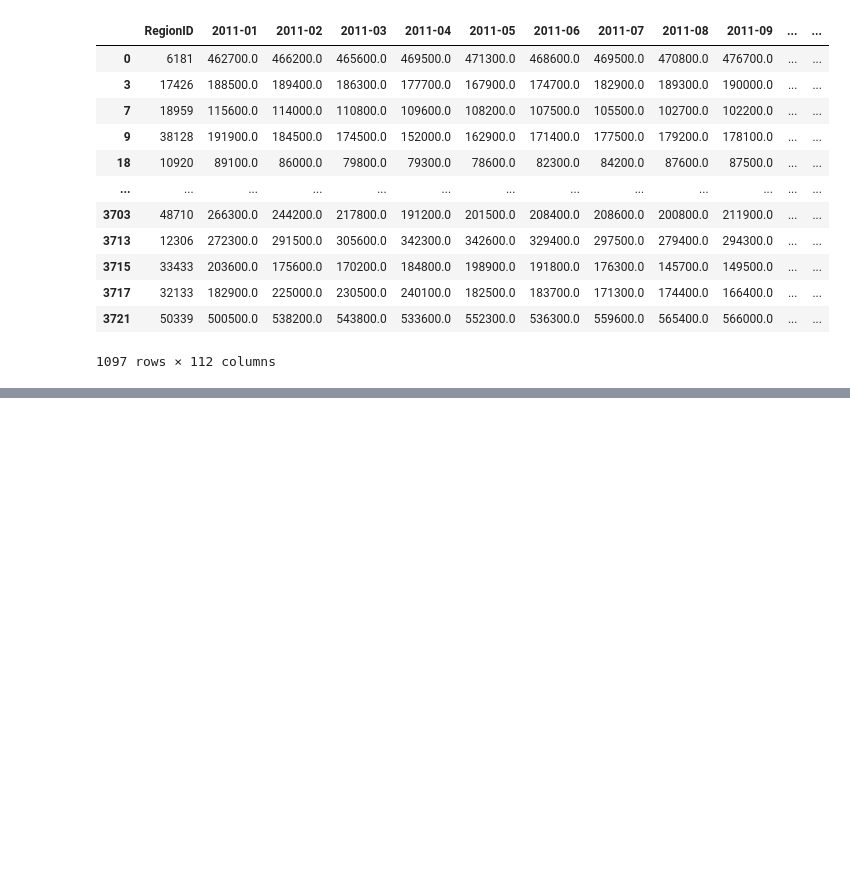
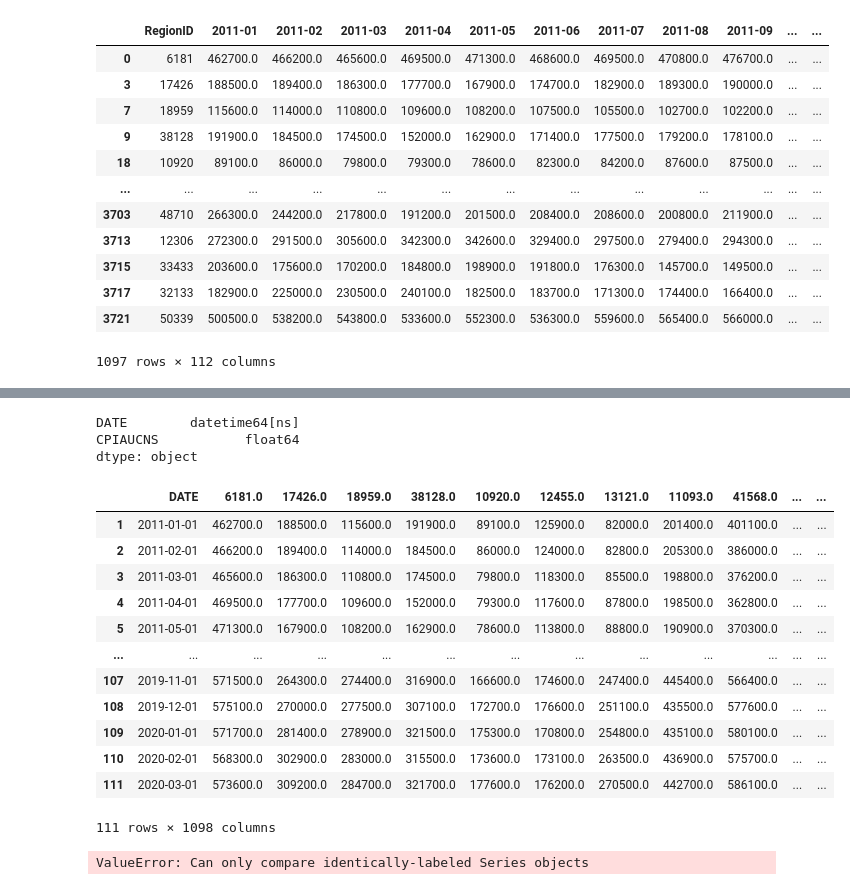
Before and after one commit to pbthompson92/Final_Project_Outliers, a Jupyter notebook: Scratch_paper_mhardy.ipynb, the cells around one changed output, grey strips where cells are left out. Cells and saved outputs as stored; diff of their text form; code cells hidden in the pictures; blank space fills up the shorter version.

```diff
--- a/Scratch_paper_mhardy.ipynb
+++ b/Scratch_paper_mhardy.ipynb
@@ -123,0 +144,7 @@ time_transposed.to_csv(file_path, index=False)
+# %%
+cpi_df['DATE'] = pd.to_datetime(cpi_df['DATE'], infer_datetime_format=True)
+cpi_df.dtypes
+# %% [output]
+DATE        datetime64[ns]
+CPIAUCNS           float64
+dtype: object
@@ -123,0 +154,27 @@ time_transposed.to_csv(file_path, index=False)
+# %%
+time_transposed
+# %% [output]
+|  | DATE | 6181.0 | 17426.0 | 18959.0 | 38128.0 | 10920.0 | 12455.0 | 13121.0 | 11093.0 | 41568.0 | ... | ... |
+| 1 | 2011-01-01 | 462700.0 | 188500.0 | 115600.0 | 191900.0 | 89100.0 | 125900.0 | 82000.0 | 201400.0 | 401100.0 | ... | ... |
+| 2 | 2011-02-01 | 466200.0 | 189400.0 | 114000.0 | 184500.0 | 86000.0 | 124000.0 | 82800.0 | 205300.0 | 386000.0 | ... | ... |
+| 3 | 2011-03-01 | 465600.0 | 186300.0 | 110800.0 | 174500.0 | 79800.0 | 118300.0 | 85500.0 | 198800.0 | 376200.0 | ... | ... |
+| 4 | 2011-04-01 | 469500.0 | 177700.0 | 109600.0 | 152000.0 | 79300.0 | 117600.0 | 87800.0 | 198500.0 | 362800.0 | ... | ... |
+| 5 | 2011-05-01 | 471300.0 | 167900.0 | 108200.0 | 162900.0 | 78600.0 | 113800.0 | 88800.0 | 190900.0 | 370300.0 | ... | ... |
+| ... | ... | ... | ... | ... | ... | ... | ... | ... | ... | ... | ... | ... |
+| 107 | 2019-11-01 | 571500.0 | 264300.0 | 274400.0 | 316900.0 | 166600.0 | 174600.0 | 247400.0 | 445400.0 | 566400.0 | ... | ... |
+| 108 | 2019-12-01 | 575100.0 | 270000.0 | 277500.0 | 307100.0 | 172700.0 | 176600.0 | 251100.0 | 435500.0 | 577600.0 | ... | ... |
+| 109 | 2020-01-01 | 571700.0 | 281400.0 | 278900.0 | 321500.0 | 175300.0 | 170800.0 | 254800.0 | 435100.0 | 580100.0 | ... | ... |
+| 110 | 2020-02-01 | 568300.0 | 302900.0 | 283000.0 | 315500.0 | 173600.0 | 173100.0 | 263500.0 | 436900.0 | 575700.0 | ... | ... |
+| 111 | 2020-03-01 | 573600.0 | 309200.0 | 284700.0 | 321700.0 | 177600.0 | 176200.0 | 270500.0 | 442700.0 | 586100.0 | ... | ... |
+111 rows × 1098 columns
+# %%
+# combine the two datasets
+for i in time_transposed:
+    if cpi_df["DATE"] == time_transposed["DATE"]:
+        time_transposed['CPIAUCNS'] = cpi_df["CPIAUCNS"]
+    else:
+        pass
+
+time_transposed
+# %% [output]
+ValueError: Can only compare identically-labeled Series objects
```
Also changed, not shown: parts of 5 cells of this notebook, 4 other files.
